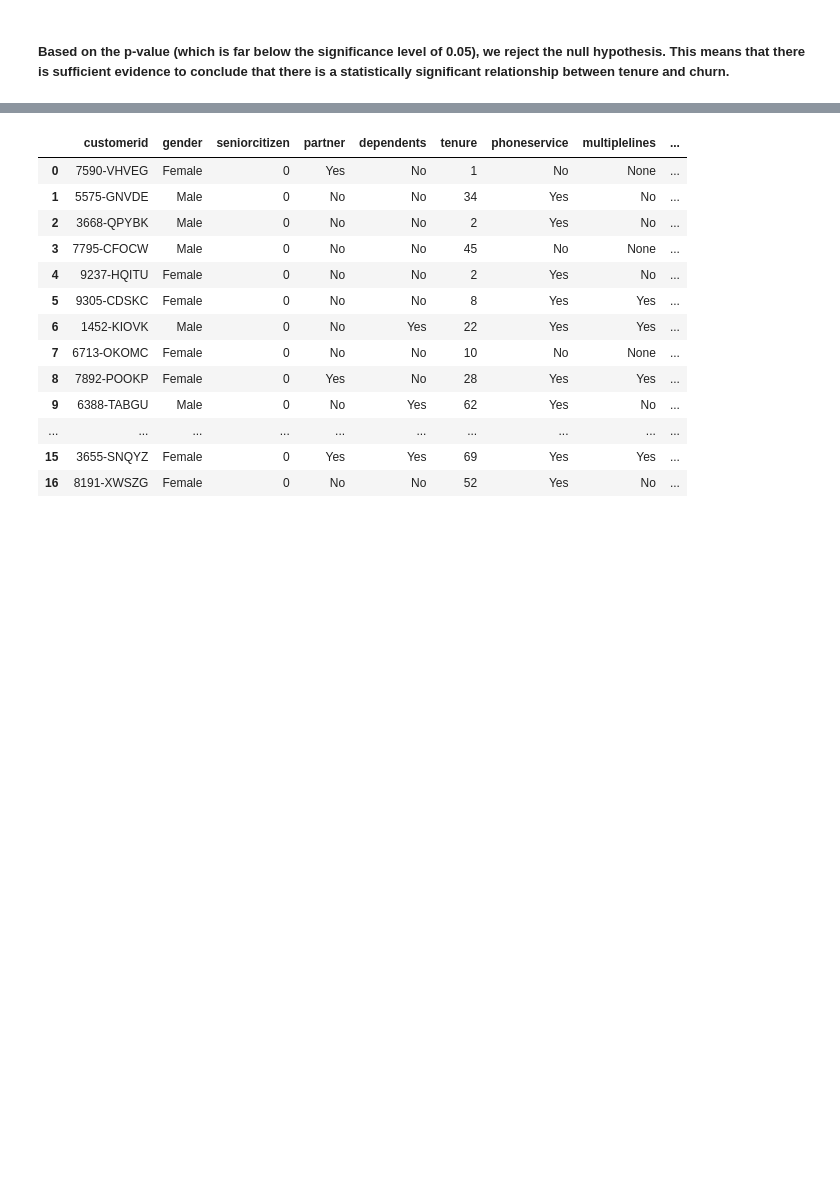
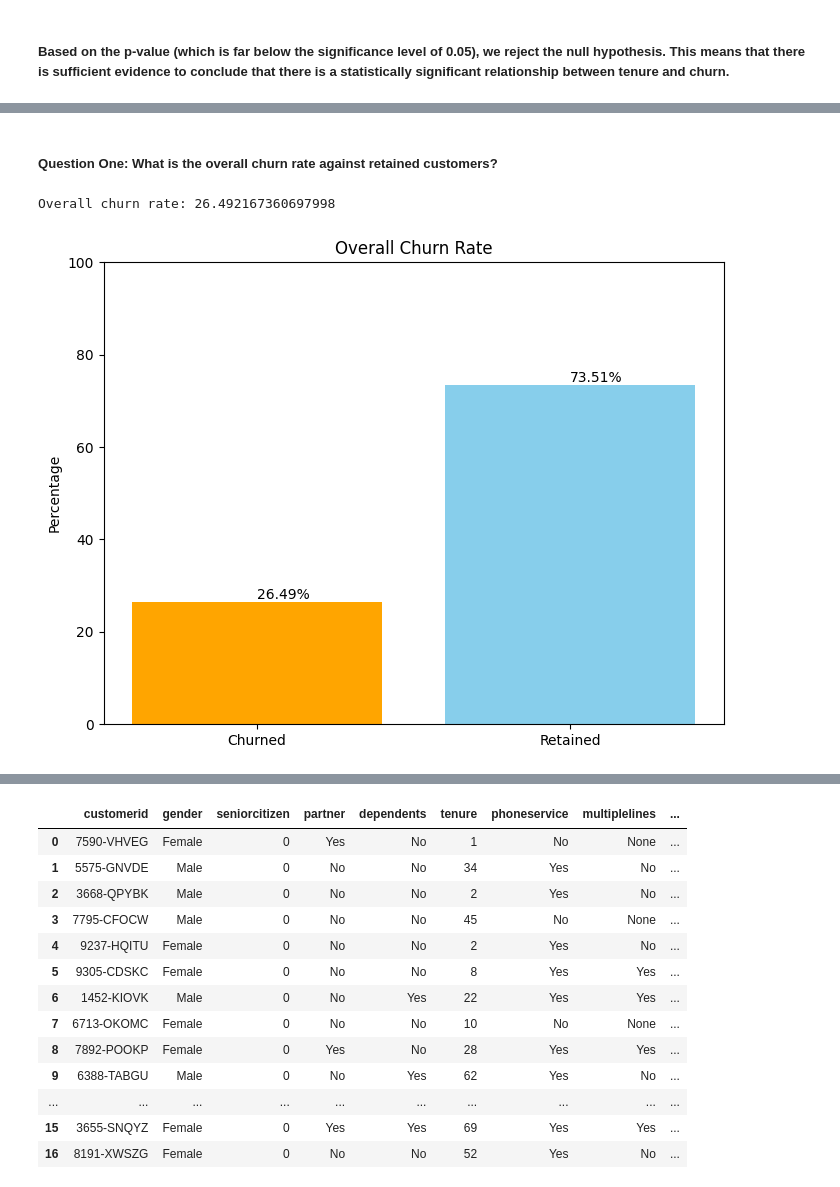
Before and after one commit to AndyMortey/A-Classification-Project-The-Customer-Churn-Analysis, a Jupyter notebook: notebook.ipynb, the cells around one changed output, grey strips where cells are left out. Saved outputs shown, nothing was run; the diff lists cells and outputs as text; code cells hidden in the pictures; blank space fills up the shorter version.

```diff
--- a/notebook.ipynb
+++ b/notebook.ipynb
@@ -708,0 +714,35 @@ Reject the null hypothesis: There is a relationship between tenure and churn.
+# %% [markdown]
+##### Question One: What is the overall churn rate against retained customers?
+# %%
+#Count the number of customers who churned
+churned_count = df['churn'].value_counts()['Yes']
+
+#Calculate the total number of customers
+total_customers = len(df)
+
+#Calculate the overall churn rate
+overall_churn_rate = (churned_count / total_customers) * 100
+
+print("Overall churn rate:", overall_churn_rate)
+# %% [output]
+Overall churn rate: 26.492167360697998
+# %%
+#Calculate the churn rates as percentages
+churn_rate_percentage = (churned_count / total_customers) * 100
+retention_rate_percentage = 100 - churn_rate_percentage
+
+#Create a bar plot
+plt.figure(figsize=(8, 6))
+bars = plt.bar(["Churned", "Retained"], [churn_rate_percentage, retention_rate_percentage], color=['orange', 'skyblue'])
+plt.title("Overall Churn Rate")
+plt.ylabel("Percentage")
+plt.ylim(0, 100)
+
+#Show the percentages on the bars
+for bar in bars:
+    yval = bar.get_height()
+    plt.text(bar.get_x() + bar.get_width() / 2, yval, f"{yval:.2f}%", va='bottom')
+
+plt.show()
+# %% [output]
+[figure, added]
```
Also changed, not shown: parts of 10 cells of this notebook.
